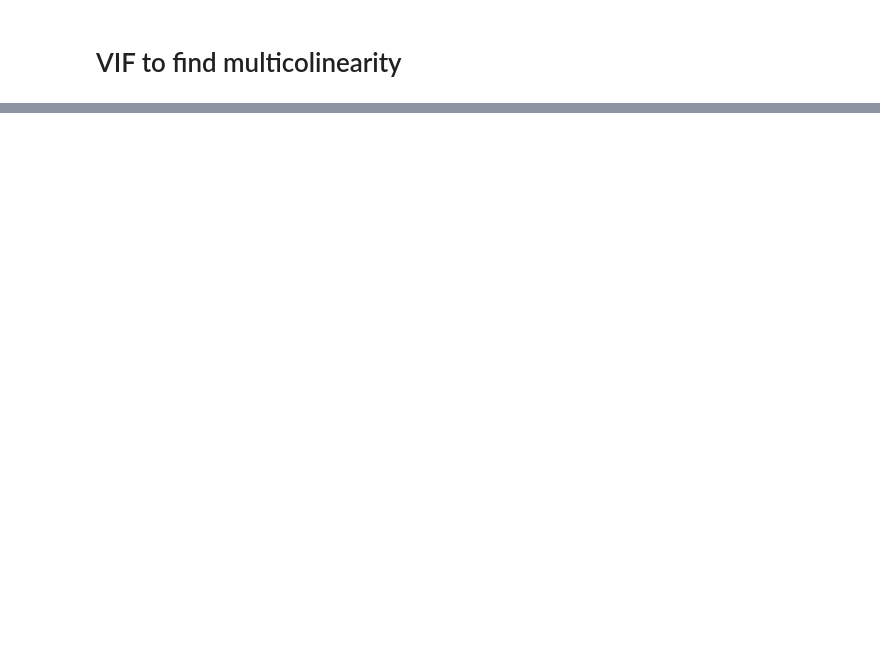
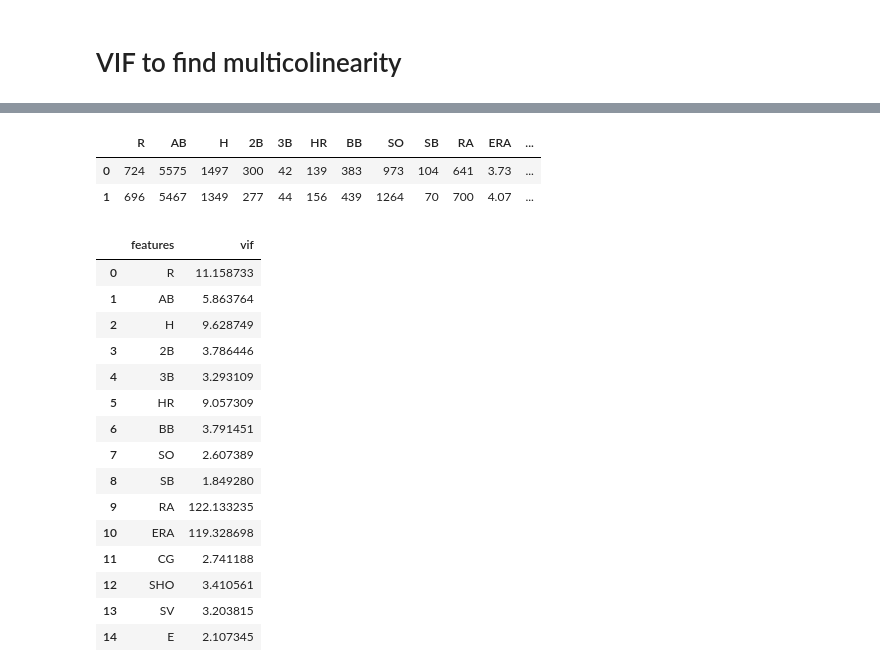
Before and after one commit to mohittomar2008/Baseball-Case-Study, a Jupyter notebook: Baseball Case Study.ipynb, the cells around one changed output, grey strips where cells are left out. Saved outputs shown, nothing was run; the diff lists cells and outputs as text; code cells hidden in the pictures; blank space fills up the shorter version.

```diff
--- a/Baseball Case Study.ipynb
+++ b/Baseball Case Study.ipynb
@@ -515,0 +555,32 @@ vif=pd.DataFrame()
+# %%
+v.head(2)
+# %% [output]
+|  | R | AB | H | 2B | 3B | HR | BB | SO | SB | RA | ERA | ... |
+| 0 | 724 | 5575 | 1497 | 300 | 42 | 139 | 383 | 973 | 104 | 641 | 3.73 | ... |
+| 1 | 696 | 5467 | 1349 | 277 | 44 | 156 | 439 | 1264 | 70 | 700 | 4.07 | ... |
+# %%
+scaled=sc.fit_transform(v)
+# %%
+VIF2= pd.DataFrame()
+VIF2['features']=v.columns
+
+VIF2['vif']= [variance_inflation_factor(scaled,i) for i in range(len(v.columns))]
+# %%
+VIF2
+# %% [output]
+|  | features | vif |
+| 0 | R | 11.158733 |
+| 1 | AB | 5.863764 |
+| 2 | H | 9.628749 |
+| 3 | 2B | 3.786446 |
+| 4 | 3B | 3.293109 |
+| 5 | HR | 9.057309 |
+| 6 | BB | 3.791451 |
+| 7 | SO | 2.607389 |
+| 8 | SB | 1.849280 |
+| 9 | RA | 122.133235 |
+| 10 | ERA | 119.328698 |
+| 11 | CG | 2.741188 |
+| 12 | SHO | 3.410561 |
+| 13 | SV | 3.203815 |
+| 14 | E | 2.107345 |
```
Also changed, not shown: parts of 61 cells of this notebook.
